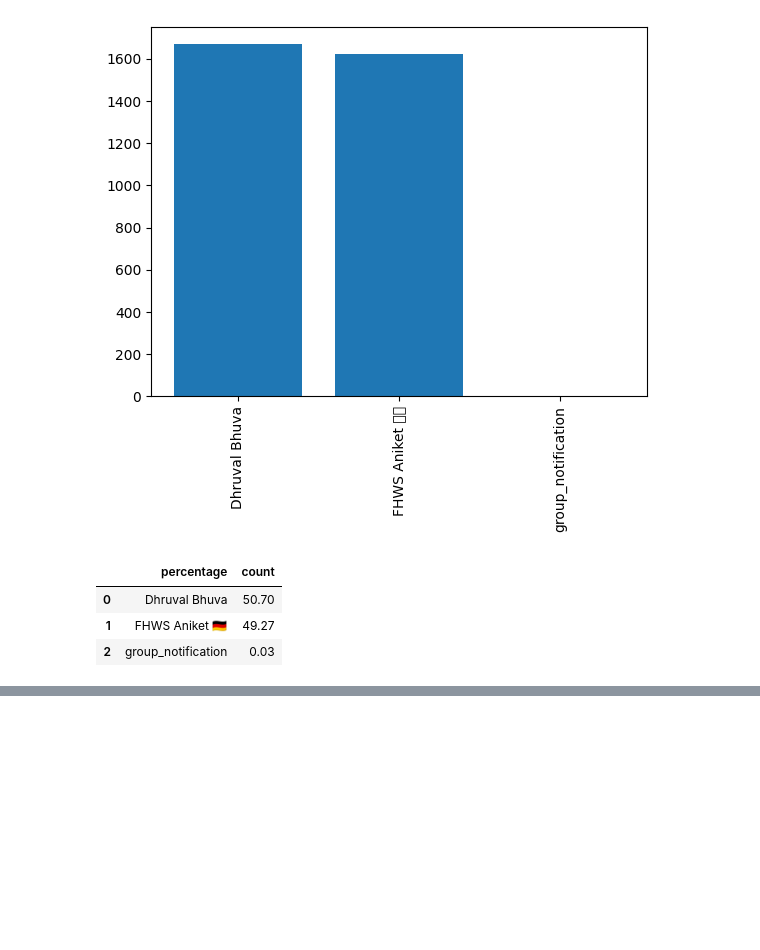
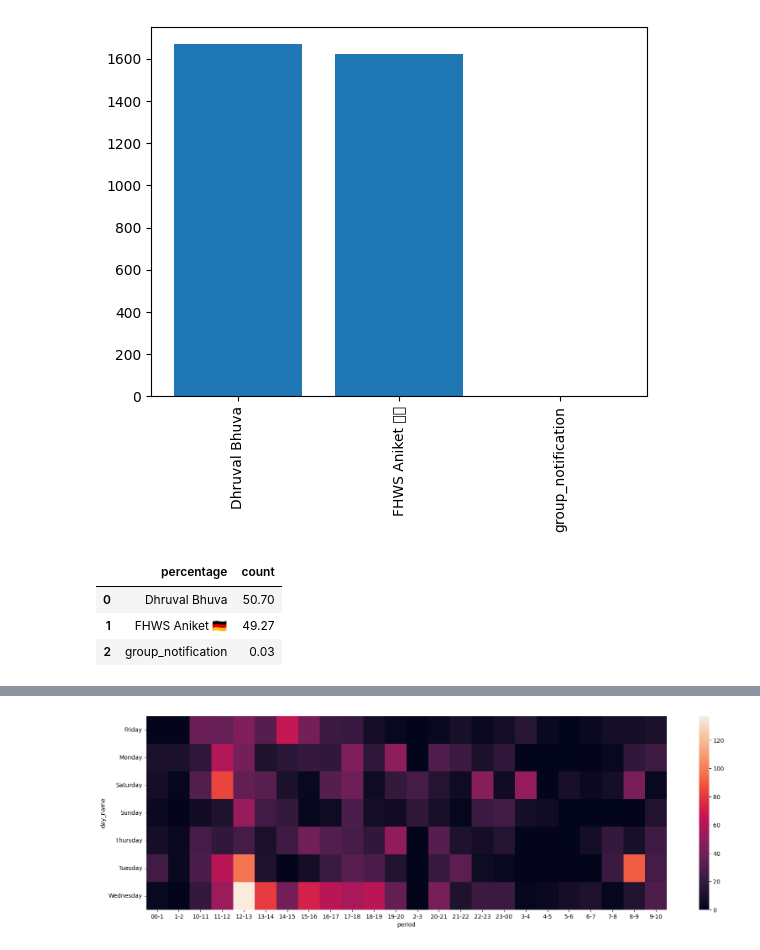
Before and after one commit to DhruvalBhuva/WS-chat-analyzer, a Jupyter notebook: notbook.ipynb, the cells around one changed output, grey strips where cells are left out. Saved outputs shown, nothing was run; the diff lists cells and outputs as text; code cells hidden in the pictures; blank space fills up the shorter version.

```diff
--- a/notbook.ipynb
+++ b/notbook.ipynb
@@ -164,0 +288,3 @@ round((df["user"].value_counts() / df.shape[0])*100,
+# %%
+df["day_name"] = df["date"].dt.day_name()
+df["day_name"].value_counts()
@@ -164,0 +316,14 @@ round((df["user"].value_counts() / df.shape[0])*100,
+# %%
+# Heat map for time
+# Creating peiod clm from HR, i.e: Hr "16" period: 16-17
+
+period = []
+for hour in df[["day_name", "hour"]]["hour"]:
+    if hour == 23:
+        period.append(str(hour)+"-"+str("00"))
+    elif hour == 0:
+        period.append(str("00")+"-"+str(hour+1))
+    else:
+        period.append(str(hour)+"-"+str(hour+1))
+
+df["period"] = period
@@ -164,0 +339,10 @@ round((df["user"].value_counts() / df.shape[0])*100,
+# %%
+import seaborn as sns
+
+plt.figure(figsize=(20, 6))
+sns.heatmap(df.pivot_table(index="day_name", columns="period", values="message", aggfunc="count").fillna(
+    0))  # There are time of the daty with out any msg so we fill it with 0
+plt.yticks(rotation="horizontal")
+plt.show()
+# %% [output]
+[figure, added]
```
Also changed, not shown: parts of 14 cells of this notebook, 2 other files.
